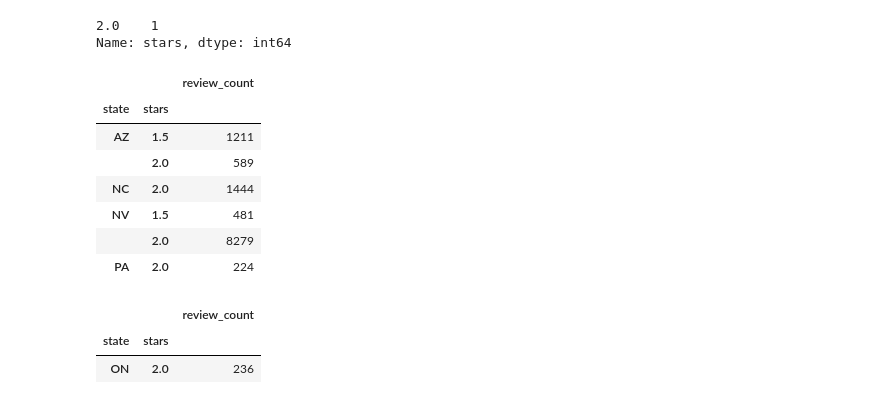
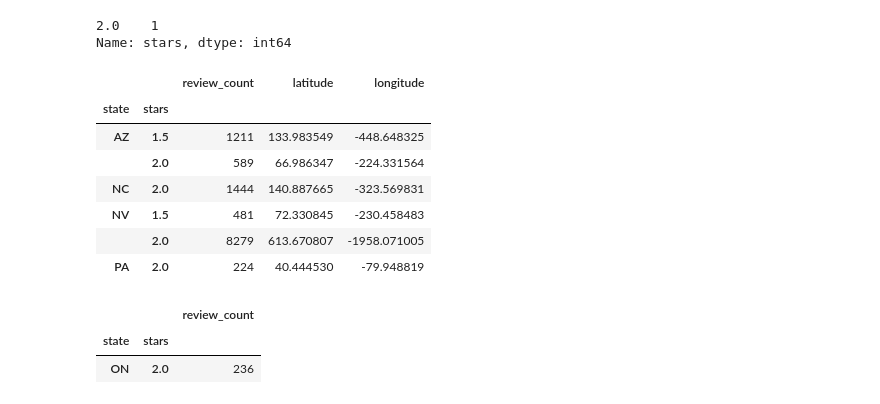
Before and after one commit to CS-UCR/final-project-order-66, a Jupyter notebook: Phase3.ipynb, the cells around one changed output. Drawn from its saved outputs; the diff is of its cells as text; code cells hidden in the pictures.

```diff
--- a/Phase3.ipynb
+++ b/Phase3.ipynb
@@ -23,7 +23,7 @@ all_restaurants_df = business_df[business_df['categories'].str.contains("food")
 # %% [markdown]
 ### Now, after the filter we ended with a database of 80,505 restaurants. One other thing that we need to do is to delete the columns that we wont use, like the attributes. What we can do is to redo the dataframe again, but this time without copying all the attribute columns
 # %%
-all_restaurants_df =  all_restaurants_df[['business_id', 'name', 'address', 'city', 'state', 'postal_code', 'stars','review_count','is_open','categories','hours']]
+all_restaurants_df =  all_restaurants_df[['business_id', 'name', 'address', 'city', 'state', 'postal_code', 'stars','review_count','is_open','categories','latitude','longitude']]
 all_restaurants_df.set_index('name', inplace= True)
 all_restaurants_df.reset_index(inplace=True)
 # %% [markdown]
@@ -229,14 +229,14 @@ canada_Q2['stars'].value_counts()
 2.0    1
 Name: stars, dtype: int64
 # %%
-usa_Q2.groupby(['state', 'stars']).sum().drop(columns=(['is_open','hours','index']))
+usa_Q2.groupby(['state', 'stars']).sum().drop(columns=(['is_open','index']))
 # %% [output]
-|  |  | review_count |
-| state | stars |  |
-| AZ | 1.5 | 1211 |
-|  | 2.0 | 589 |
-| NC | 2.0 | 1444 |
-| NV | 1.5 | 481 |
-|  | 2.0 | 8279 |
-| PA | 2.0 | 224 |
+|  |  | review_count | latitude | longitude |
+| state | stars |  |  |  |
+| AZ | 1.5 | 1211 | 133.983549 | -448.648325 |
+|  | 2.0 | 589 | 66.986347 | -224.331564 |
+| NC | 2.0 | 1444 | 140.887665 | -323.569831 |
+| NV | 1.5 | 481 | 72.330845 | -230.458483 |
+|  | 2.0 | 8279 | 613.670807 | -1958.071005 |
+| PA | 2.0 | 224 | 40.444530 | -79.948819 |
 # %%
```
Also changed, not shown: parts of 19 cells of this notebook.
